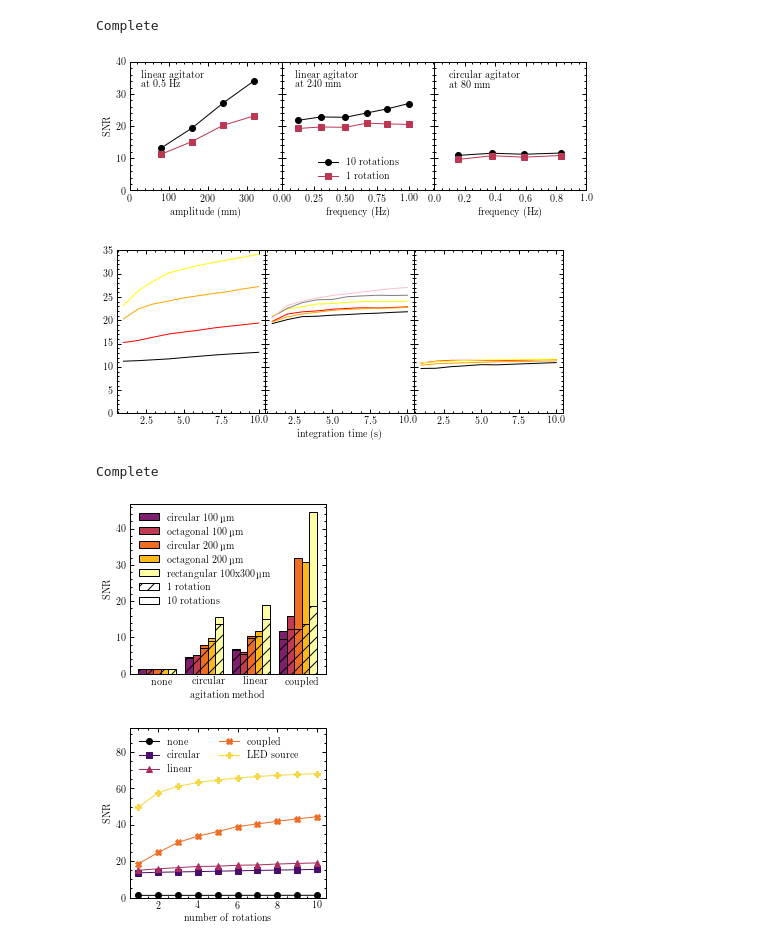
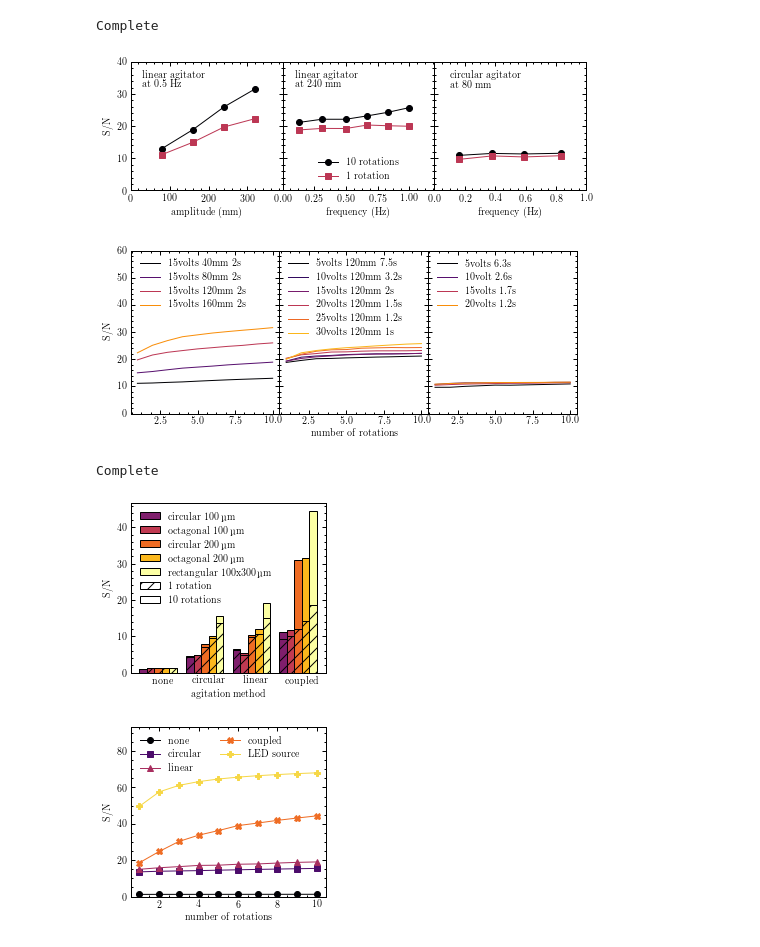
Before and after one commit to rpetersburg/modal_noise_paper, a Jupyter notebook: images/modal_noise_plots.ipynb, the cells around one changed output. Drawn from its saved outputs; the diff is of its cells as text; code cells hidden in the pictures.

```diff
--- a/images/modal_noise_plots.ipynb
+++ b/images/modal_noise_plots.ipynb
@@ -102,6 +102,10 @@ amp_data = {'name': 'amplitude',
                       'agitated_15volts_80mm_2s',
                       'agitated_15volts_120mm_2s',
                       'agitated_15volts_160mm_2s'],
+            'labels': ['15volts 40mm 2s',
+                      '15volts 80mm 2s',
+                      '15volts 120mm 2s',
+                      '15volts 160mm 2s'],
             'x_val': [80, 160, 240, 320]}
 lin_freq_data = {'name': 'linear frequency',
                  'folder': folder + 'rec_fiber_freq_tests/',
@@ -111,6 +115,12 @@ lin_freq_data = {'name': 'linear frequency',
                            'agitated_20volts_120mm_1.5s',
                            'agitated_25volts_120mm_1.2s',
                            'agitated_30volts_120mm_1s'],
+                 'labels': ['5volts 120mm 7.5s',
+                           '10volts 120mm 3.2s',
+                           '15volts 120mm 2s',
+                           '20volts 120mm 1.5s',
+                           '25volts 120mm 1.2s',
+                           '30volts 120mm 1s'],
                  'x_val': [0.13, 0.31, 0.50, 0.67, 0.83, 1.00]}
 circ_freq_data = {'name': 'circular frequency',
                   'folder': folder + 'rec_fiber_freq_tests/circular_ag/',
@@ -118,6 +128,10 @@ circ_freq_data = {'name': 'circular frequency',
                             'agitated_10volts_2.6s',
                             'agitated_15volts_1.7s',
                             'agitated_20volts_1.2s'],
+                  'labels': ['5volts 6.3s',
+                            '10volt 2.6s',
+                            '15volts 1.7s',
+                            '20volts 1.2s'],
                   'x_val': [0.16, 0.38, 0.59, 0.83]}
 unagitated_data = {'name': 'unagitated',
                    'folder': folder + 'rec_fiber_freq_tests/',
@@ -143,7 +157,7 @@ for data, ax in zip(amp_freq_data[:-1], (ax1, ax2, ax3)):
 # ax1.plot(amp_data['amp'], amp_data['mn_x10'], marker='o', label='10 rotations')
 # ax1.plot(amp_data['amp'], amp_data['mn_x1'], marker='s', label='1 rotation')
 ax1.set_xlabel('amplitude (mm)')
-ax1.set_ylabel('SNR')
+ax1.set_ylabel('S/N')
 ax1.set_xlim(0,390)
 ax1.set_ylim(0,40)
 ax1.text(30, 32, 'linear agitator \n at 0.5 Hz')
@@ -166,28 +180,27 @@ fig1.tight_layout()
 fig1.subplots_adjust(wspace=0)
 fig1.savefig('amp_freq_snr.pdf', dpi=600)
 # %% [output]
-[figure, old version]
+[figure, new version]
 # %%
 # Plot the amplitude and frequency data vs. integration time
 
 fig2, (ax1, ax2, ax3) = plt.subplots(1, 3, sharey=True, figsize=[8,3])
+all_data = [amp_data, lin_freq_data, circ_freq_data]
 
-for mn_time in amp_data['mn_time']:
-    ax1.plot(range(1,11), mn_time)
-# ax1.set_xlabel(r'integration time (\SI{}{\second})')
+for data, ax in zip(all_data, [ax1, ax2, ax3]):
+    for i, (mn_time, label) in enumerate(zip(data['mn_time'], data['labels'])):
+        color = cmap(float(i) / len(data['labels']))
+        ax.plot(range(1,11), mn_time, color=color, label=label)
+    ax.legend(loc='upper left')
+
 ax1.set_ylim(0,35)
-
-for mn_time in lin_freq_data['mn_time']:
-    ax2.plot(range(1,11), mn_time)
-ax2.set_xlabel(r'integration time (s)')
-
-for mn_time in circ_freq_data['mn_time']:
-    ax3.plot(range(1,11), mn_time)
-# ax3.set_xlabel(r'integration time (\SI{}{\second})')
+ax2.set_xlabel('number of rotations')
+ax1.set_ylabel('S/N')
+ax1.set_ylim(0, 60)
 
 fig2.subplots_adjust(wspace=0)
 # %% [output]
-[figure, old version]
+[figure, new version]
 # %%
 # Populate the agitation method data
 
@@ -252,7 +265,7 @@ ax.set_xticks(indexes+0.5)
 ax.set_xticklabels(data['labels'][:4], rotation=0, ha='center')
 ax.tick_params(axis='x', which='both', bottom='off', top='off')
 ax.set_xlabel('agitation method')
-ax.set_ylabel('SNR')
+ax.set_ylabel('S/N')
 # ax.grid(which='major', axis='y', zorder=0)
 
 handles.append(mpl.patches.Patch(color='white', ec='black', hatch='//', label='1 rotation'))
@@ -263,7 +276,7 @@ color_legend = ax.legend(handles=handles, loc='upper left', framealpha=1)
 fig.tight_layout()
 fig.savefig('ag_snr.pdf', dpi=600)
 # %% [output]
-[figure, old version]
+[figure, new version]
 # %%
 # Plot the SNR vs time data
 
```
Also changed, not shown: parts of 6 cells of this notebook, 17 other files.
